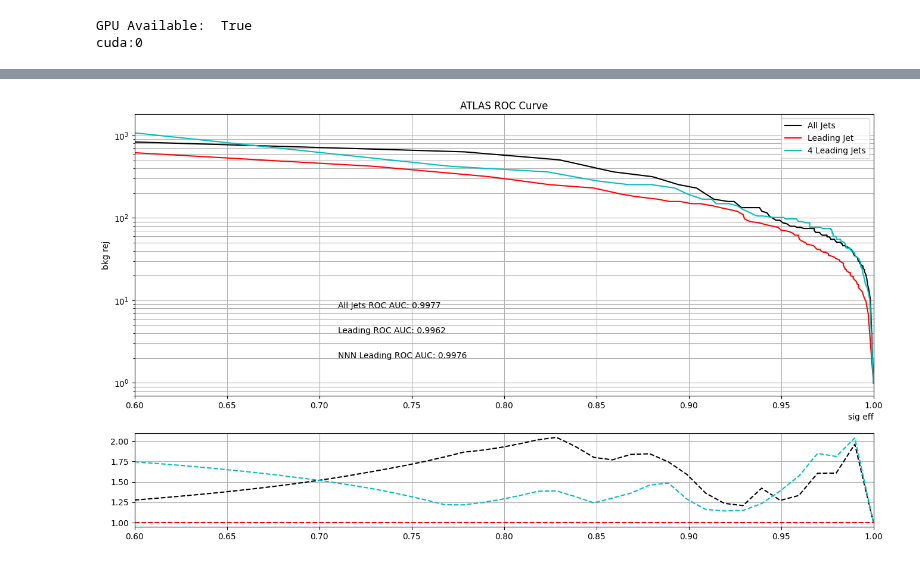
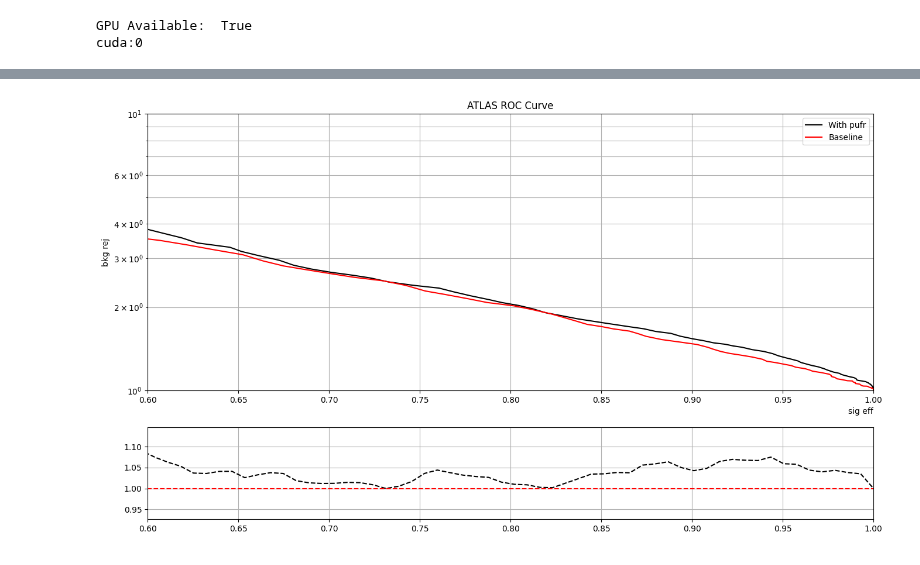
Before and after one commit to LukeV37/Pileup_Project, a Jupyter notebook: analysis/DiHiggs_4b_Attention_Classifier.ipynb, the cells around one changed output, grey strips where cells are left out. Cells and saved outputs as stored; diff of their text form; code cells hidden in the pictures.

```diff
--- a/analysis/DiHiggs_4b_Attention_Classifier.ipynb
+++ b/analysis/DiHiggs_4b_Attention_Classifier.ipynb
@@ -21,14 +21,16 @@ with uproot.open("../pythia/output/dataset_diHiggs_mu60_NumEvents10k_MinJetpT25.
     jet_eta_sig = f["jet_eta"].array()
     jet_phi_sig = f["jet_phi"].array()
     jet_m_sig = f["jet_m"].array()
+    jet_pufr_sig = f["jet_pufr_truth"].array()
     jet_label_sig = ak.ones_like(jet_pt_sig)
 
 # Load background sample into memory
-with uproot.open("../pythia/output/dataset_4b_mu60_NumEvents10k_MinJetpT25.root:fastjet") as f:
+with uproot.open("../pythia/output/dataset_4b_FILTER60_mu60_NumEvents10k_MinJetpT25.root:fastjet") as f:
     jet_pt_bkg = f["jet_pt"].array()
     jet_eta_bkg = f["jet_eta"].array()
     jet_phi_bkg = f["jet_phi"].array()
     jet_m_bkg = f["jet_m"].array()
+    jet_pufr_bkg = f["jet_pufr_truth"].array()
     jet_label_bkg = ak.zeros_like(jet_pt_bkg)
 # %%
 class Jet:
@@ -87,8 +96,8 @@ class Jet:
         return data, labels
 # %%
 # Construct list of features
-feats_sig = [jet_pt_sig, jet_eta_sig, jet_phi_sig, jet_m_sig, jet_label_sig]
-feats_bkg = [jet_pt_bkg, jet_eta_bkg, jet_phi_bkg, jet_m_bkg, jet_label_bkg]
+feats_sig = [jet_pt_sig, jet_eta_sig, jet_phi_sig, jet_m_sig, jet_pufr_sig, jet_label_sig]
+feats_bkg = [jet_pt_bkg, jet_eta_bkg, jet_phi_bkg, jet_m_bkg, jet_pufr_bkg, jet_label_bkg]
 
 # Combined Signal and Background
 feats = []
@@ -103,6 +112,7 @@ print(jets.pt)
 print(jets.eta)
 print(jets.phi)
 print(jets.m)
+print(jets.pufr)
 print(jets.label)
 # %% [output]
 [[161, 155, 137, 135, 86.2, 71.7, ..., 25.7, 25.5, 25.4, 25.1, 25.1, 25], ...]
@@ -192,9 +203,9 @@ def test_val_train_split(Jets):
     X_val.apply_norm(mean_list, std_list)
     X_test.apply_norm(mean_list, std_list)
 
-    X_train, y_train = X_train.return_dataset()
-    X_val, y_val = X_val.return_dataset()
-    X_test, y_test = X_test.return_dataset()
+    X_train, y_train = X_train.return_dataset(['pt','eta','phi','m','pufr'])
+    X_val, y_val = X_val.return_dataset(['pt','eta','phi','m','pufr'])
+    X_test, y_test = X_test.return_dataset(['pt','eta','phi','m','pufr'])
 
     return X_train, y_train, X_val, y_val, X_test, y_test
 
@@ -202,7 +213,7 @@ X_train, y_train, X_val, y_val, X_test, y_test = test_val_train_split(jets)
 # %%
 # Validation plots
 var_list = ['pT','Eta','Phi','Mass']
-var_list_before = [jets.pt,jets.eta,jets.phi,jets.m]
+var_list_before = [jets.pt,jets.eta,jets.phi,jets.m,jets.pufr]
 var_list_after = [X_train[:,:,0],X_train[:,:,1],X_train[:,:,2],X_train[:,:,3]]
 
 for i in range(4):
@@ -443,7 +400,7 @@ def ATLAS_roc(y_true, y_pred):
     sig_eff = []
     bkg_eff = []
 
-    thresholds = np.linspace(0,0.999,100)
+    thresholds = np.linspace(0,0.7,100)
 
     for threshold in thresholds:
         sig_eff.append(((y_pred[sig] > threshold).sum() / y_true[sig].shape[0]))
@@ -480,74 +437,45 @@ def get_metrics(y_true, y_pred, threshold):
 
 fig, (ax1, ax2) = plt.subplots(2,1,figsize=(16,9), gridspec_kw={'height_ratios': [3, 1]})
 
-all_pred = get_predictions(All_Jets, [All_Jets_test, y_test])
-leading_pred = get_predictions(Leading_Jet, [Leading_test, y_test])
-#N_leading_pred = get_predictions(N_Leading_Jet, [N_Leading_test, y_test])
-#NN_leading_pred = get_predictions(NN_Leading_Jet, [NN_Leading_test, y_test])
-NNN_leading_pred = get_predictions(NNN_Leading_Jet, [NNN_Leading_test, y_test])
+pufr_pred = get_predictions(PUFR, [X_test_pufr, y_test])
+baseline_pred = get_predictions(Baseline, [X_test_baseline, y_test])
 
-x1,y1,th1,AUC1,BA1,f11 = get_metrics(y_test, all_pred, 0.5)
-x2,y2,th2,AUC2,BA2,f12 = get_metrics(y_test, leading_pred, 0.5)
-#x3,y3,th3,AUC3,BA3,f13 = get_metrics(y_test, N_leading_pred, 0.5)
-#x4,y4,th4,AUC4,BA4,f14 = get_metrics(y_test, NN_leading_pred, 0.5)
-x5,y5,th5,AUC5,BA5,f15 = get_metrics(y_test, NNN_leading_pred, 0.5)
-
+x1,y1,th1,AUC1,BA1,f11 = get_metrics(y_test, pufr_pred, 0.5)
+x2,y2,th2,AUC2,BA2,f12 = get_metrics(y_test, baseline_pred, 0.5)
 
 ax1.set_title("ATLAS ROC Curve")
 ax1.set_xlabel("sig eff",loc='right')
 ax1.set_ylabel("bkg rej")
 
-ax1.plot(x1,y1, label="All Jets",color='k')
-AUC1 = "All Jets ROC AUC: " + str(round(AUC1,4))
-ax1.text(0.71,8,AUC1)
+ax1.plot(x1,y1, label="With pufr",color='k')
+AUC = "All Jets ROC AUC: " + str(round(AUC1,4))
+#ax1.text(0.71,8,AUC)
 
-ax1.plot(x2,y2, label="Leading Jet",color='r')
-AUC2 = "Leading ROC AUC: " + str(round(AUC2,4))
-ax1.text(0.71,4,AUC2)
-
-#ax1.plot(x3,y3, label="2 Jet (N Leading)",color='g')
-#AUC3 = "N Leading ROC AUC: " + str(round(AUC3,4))
-#ax1.text(0.51,1.6,AUC3)
-
-#ax1.plot(x4,y4, label="3 Jet (NN Leading)",color='b')
-#AUC4 = "NN Leading ROC AUC: " + str(round(AUC4,4))
-#ax1.text(0.51,1.4,AUC4)
-
-ax1.plot(x5,y5, label="4 Leading Jets",color='c')
-AUC5 = "NNN Leading ROC AUC: " + str(round(AUC5,4))
-ax1.text(0.71,2,AUC5)
+ax1.plot(x2,y2, label="Baseline",color='r')
+AUC = "Leading ROC AUC: " + str(round(AUC2,4))
+#ax1.text(0.71,4,AUC)
 
 # Plot ratio plot
 x = 1-np.flip(th1)
 ratio1 = np.interp(x,np.flip(x1),np.flip(y1))/np.interp(x,np.flip(x2),np.flip(y2))
 ratio2 = np.interp(x,np.flip(x2),np.flip(y2))/np.interp(x,np.flip(x2),np.flip(y2))
-#ratio3 = np.interp(x,np.flip(x3),np.flip(y3))/np.interp(x,np.flip(x2),np.flip(y2))
-#ratio4 = np.interp(x,np.flip(x4),np.flip(y4))/np.interp(x,np.flip(x2),np.flip(y2))
-ratio5 = np.interp(x,np.flip(x5),np.flip(y5))/np.interp(x,np.flip(x2),np.flip(y2))
 
 ax2.plot(x,ratio1,linestyle='--',color='k')
 ax2.plot(x,ratio2,linestyle='--',color='r')
-#ax2.plot(x,ratio3,linestyle='--',color='g')
-#ax2.plot(x,ratio4,linestyle='--',color='b')
-ax2.plot(x,ratio5,linestyle='--',color='c')
 
 # General Plot Settings
 ax1.legend()
 ax1.set_yscale('log')
 ax1.grid(which='both')
 ax2.grid(which='both')
+ax1.set_ylim(1,10)
 ax1.set_xlim(0.6,1)
 ax2.set_xlim(0.6,1)
 plt.show()
 
-print("All Jets\t","Binary Accuracy: ", BA1, "\tF1 Score: ", f11)
+print("With pufr\t","Binary Accuracy: ", BA1, "\tF1 Score: ", f11, "\tAUC: ", AUC1)
 print("")
-print("Leading Jet\t","Binary Accuracy: ", BA2, "\tF1 Score: ", f12)
+print("Baseline\t","Binary Accuracy: ", BA2, "\tF1 Score: ", f12, "\tAUC: ", AUC2)
 print("")
-#print("N Leading Jets\t","Binary Accuracy: ", BA3, "\tF1 Score: ", f13)
-#print("")
-#print("NN Leading Jets\t","Binary Accuracy: ", BA4, "\tF1 Score: ", f14)
-#print("")
-print("NNN Leading Jet\t","Binary Accuracy: ", BA5, "\tF1 Score: ", f15)
 # %% [output]
-[figure, old version]
+[figure, new version]
```
Also changed, not shown: parts of 10 cells of this notebook.
